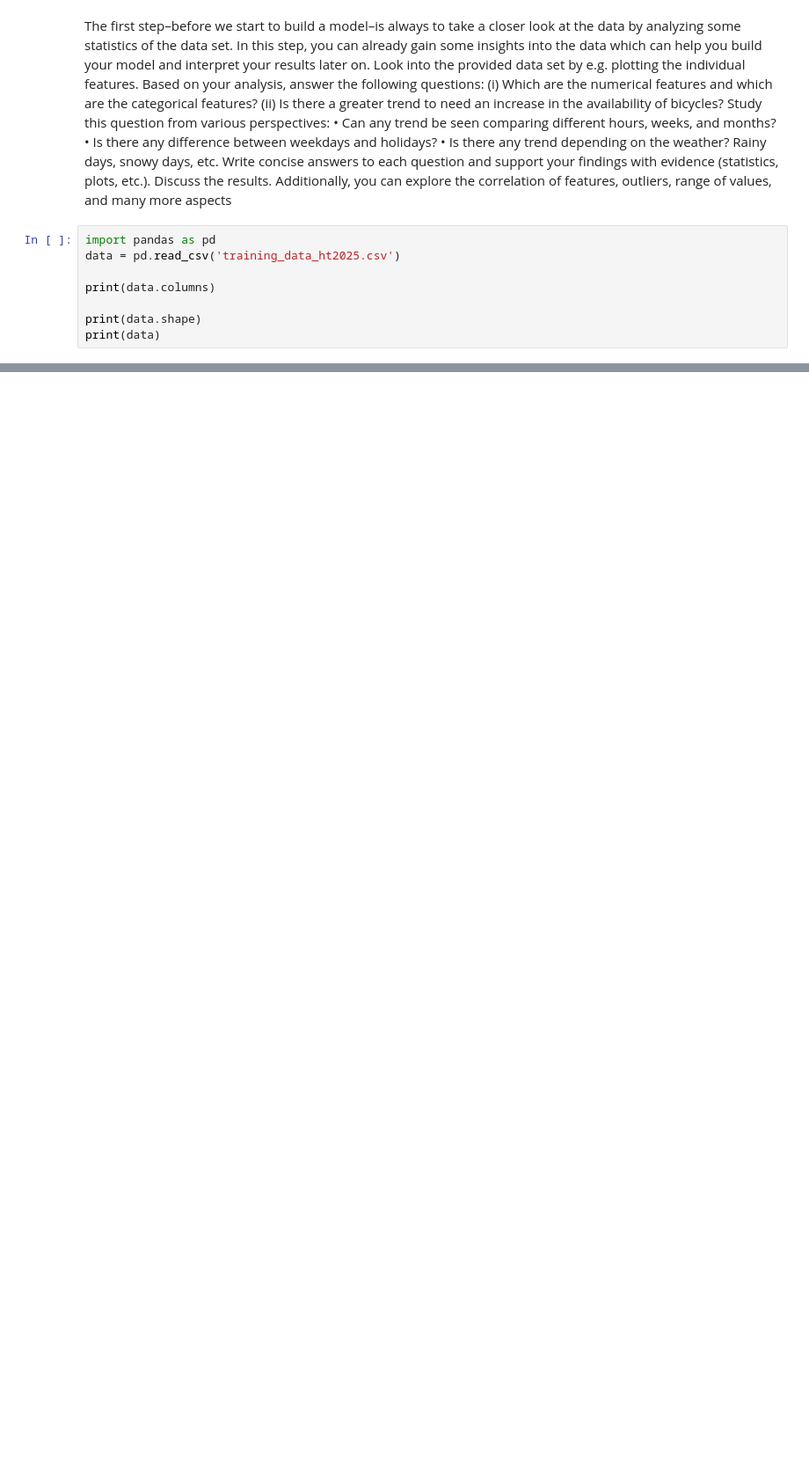
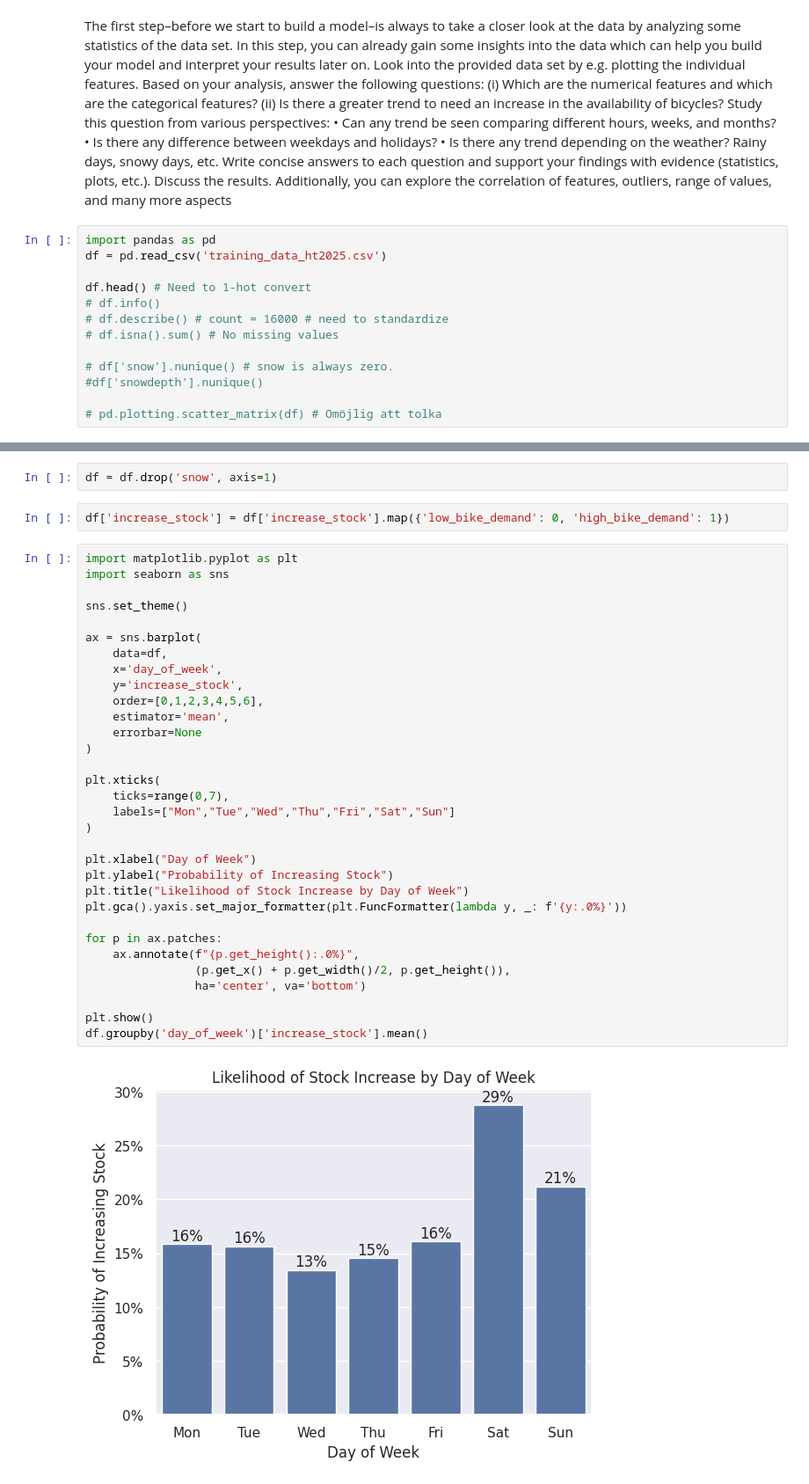
Before and after one commit to JonnaBauer/Smasken, a Jupyter notebook: data_analysis.ipynb, the cells around one changed output, grey strips where cells are left out. Shown: that part at 88% size. Drawn from its saved outputs; the diff is of its cells as text; blank space fills up the shorter version.

```diff
--- a/data_analysis.ipynb
+++ b/data_analysis.ipynb
@@ -15,10 +15,15 @@ etc.). Discuss the results. Additionally, you can explore the correlation of fea
 values, and many more aspects
 # %%
 import pandas as pd
-data = pd.read_csv('training_data_ht2025.csv')
+df = pd.read_csv('training_data_ht2025.csv')
 
-print(data.columns)
+df.head() # Need to 1-hot convert
+# df.info()
+# df.describe() # count = 16000 # need to standardize
+# df.isna().sum() # No missing values
 
-print(data.shape)
-print(data)
+# df['snow'].nunique() # snow is always zero.
+#df['snowdepth'].nunique()
+
+# pd.plotting.scatter_matrix(df) # Omöjlig att tolka
 # %% [output]
@@ -41,0 +36,38 @@ Index(['hour_of_day', 'day_of_week', 'month', 'holiday', 'weekday',
+# %%
+df = df.drop('snow', axis=1)
+# %%
+df['increase_stock'] = df['increase_stock'].map({'low_bike_demand': 0, 'high_bike_demand': 1})
+# %%
+import matplotlib.pyplot as plt
+import seaborn as sns
+
+sns.set_theme()
+
+ax = sns.barplot(
+    data=df,
+    x='day_of_week',
+    y='increase_stock',
+    order=[0,1,2,3,4,5,6],
+    estimator='mean',
+    errorbar=None
+)
+
+plt.xticks(
+    ticks=range(0,7),
+    labels=["Mon","Tue","Wed","Thu","Fri","Sat","Sun"]
+)
+
+plt.xlabel("Day of Week")
+plt.ylabel("Probability of Increasing Stock")
+plt.title("Likelihood of Stock Increase by Day of Week")
+plt.gca().yaxis.set_major_formatter(plt.FuncFormatter(lambda y, _: f'{y:.0%}'))
+
+for p in ax.patches:
+    ax.annotate(f"{p.get_height():.0%}",
+                (p.get_x() + p.get_width()/2, p.get_height()),
+                ha='center', va='bottom')
+
+plt.show()
+df.groupby('day_of_week')['increase_stock'].mean()
+# %% [output]
+[figure, added]
```
Also changed, not shown: parts of 9 cells of this notebook.
